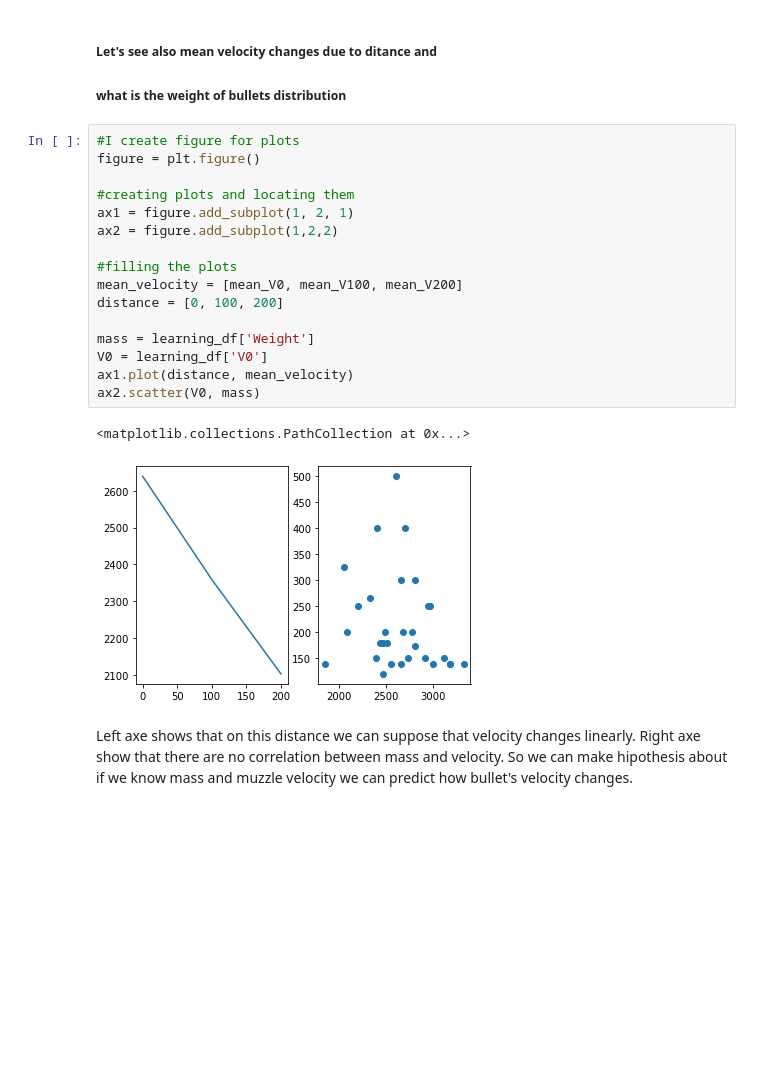
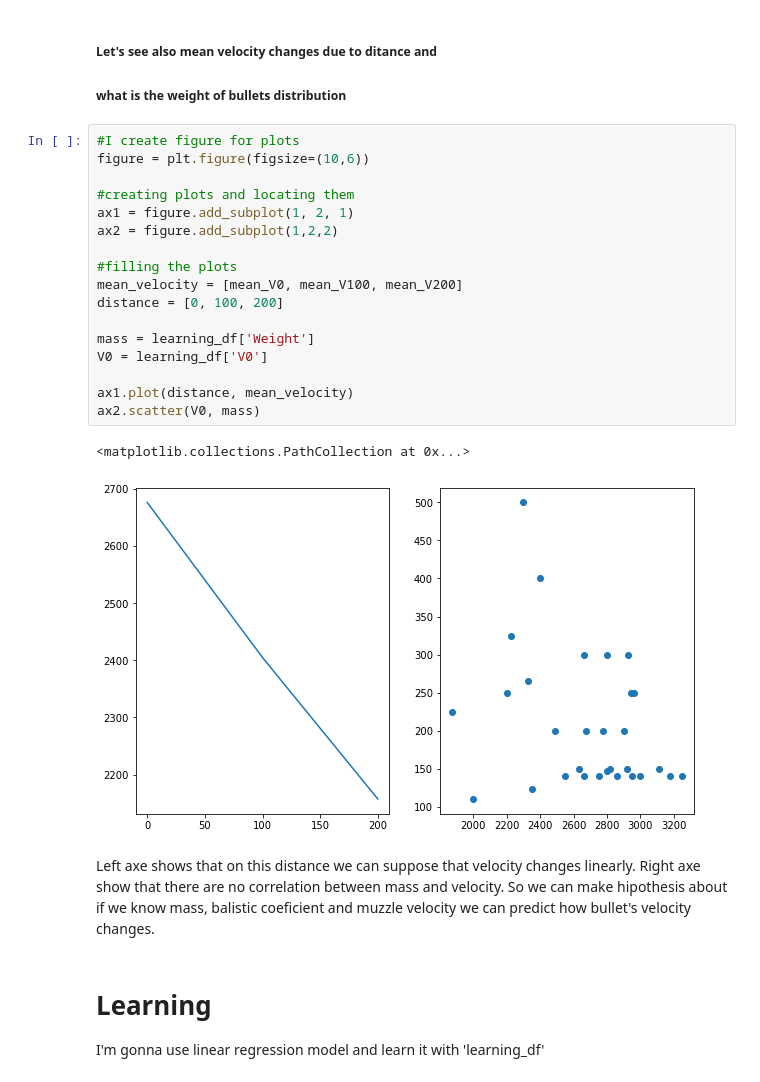
Before and after one commit to OstapVando/BALISTICS_analysis, a Jupyter notebook: main.ipynb, the cells around one changed output. Cells and saved outputs as stored; diff of their text form; blank space fills up the shorter version.

```diff
--- a/main.ipynb
+++ b/main.ipynb
@@ -97,24 +118,27 @@ std =  432.81464403593606
 ##### what is the weight of bullets distribution
 # %%
 #I create figure for plots
-figure = plt.figure()
+figure = plt.figure(figsize=(10,6))
 
 #creating plots and locating them
 ax1 = figure.add_subplot(1, 2, 1)
 ax2 = figure.add_subplot(1,2,2)
 
 #filling the plots
 mean_velocity = [mean_V0, mean_V100, mean_V200]
 distance = [0, 100, 200]
 
 mass = learning_df['Weight']
 V0 = learning_df['V0']
+
 ax1.plot(distance, mean_velocity)
 ax2.scatter(V0, mass)
 # %% [output]
 <matplotlib.collections.PathCollection at 0x...>
-[figure, old version]
+[figure, new version]
 # %% [markdown]
-Left axe shows that on this distance we can suppose that velocity changes linearly. Right axe show that there are no correlation between mass and velocity. So we can make hipothesis about if we know mass and muzzle velocity we can predict how bullet's velocity changes.
+Left axe shows that on this distance we can suppose that velocity changes linearly. Right axe show that there are no correlation between mass and velocity. So we can make hipothesis about if we know mass, balistic coeficient and muzzle velocity we can predict how bullet's velocity changes.
-# %% [markdown]
-###
+# %% [markdown]
+# Learning
+
+I'm gonna use linear regression model and learn it with 'learning_df'
```
Also changed, not shown: parts of 4 cells of this notebook.
